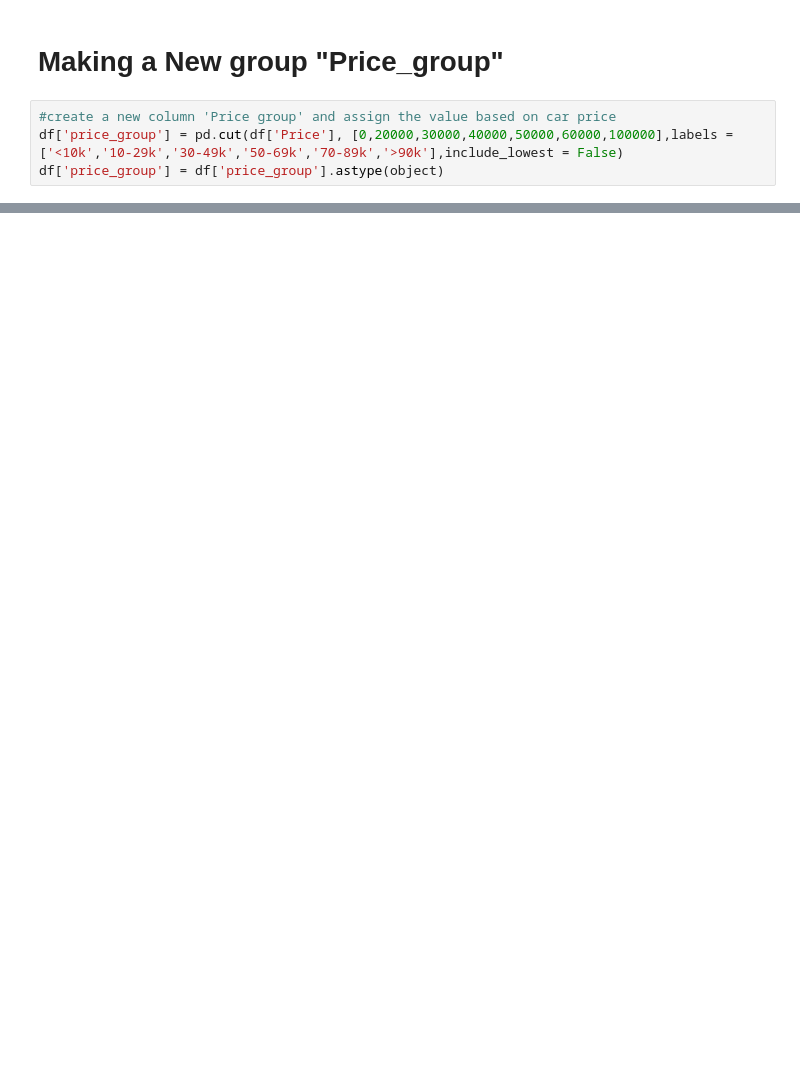
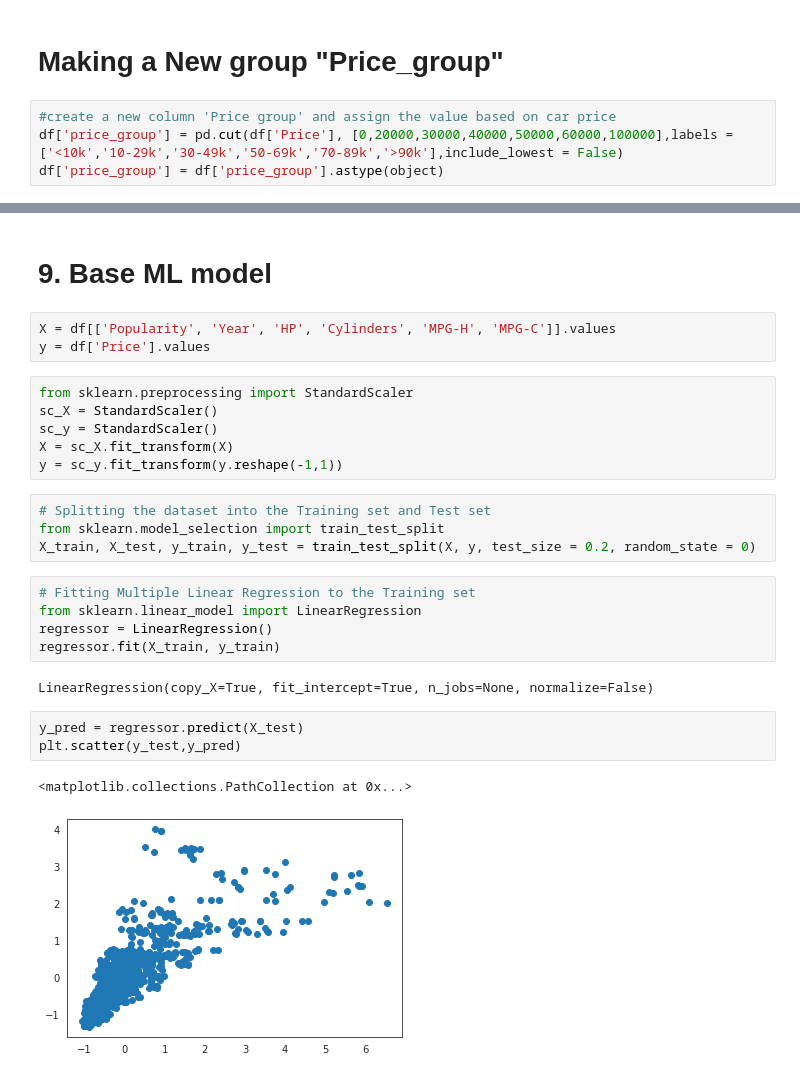
Before and after one commit to Kunal1291/my-first-repository, a Jupyter notebook: Copy_of_Welcome_To_Colaboratory.ipynb, the cells around one changed output, grey strips where cells are left out. Saved outputs shown, nothing was run; the diff lists cells and outputs as text; blank space fills up the shorter version.

```diff
--- a/Copy_of_Welcome_To_Colaboratory.ipynb
+++ b/Copy_of_Welcome_To_Colaboratory.ipynb
@@ -373,0 +381,28 @@ plt.xlabel('Price Group');
+# %% [markdown]
+# 9. Base ML model
+# %%
+X = df[['Popularity', 'Year', 'HP', 'Cylinders', 'MPG-H', 'MPG-C']].values
+y = df['Price'].values
+# %%
+from sklearn.preprocessing import StandardScaler
+sc_X = StandardScaler()
+sc_y = StandardScaler()
+X = sc_X.fit_transform(X)
+y = sc_y.fit_transform(y.reshape(-1,1))
+# %%
+# Splitting the dataset into the Training set and Test set
+from sklearn.model_selection import train_test_split
+X_train, X_test, y_train, y_test = train_test_split(X, y, test_size = 0.2, random_state = 0)
+# %%
+# Fitting Multiple Linear Regression to the Training set
+from sklearn.linear_model import LinearRegression
+regressor = LinearRegression()
+regressor.fit(X_train, y_train)
+# %% [output]
+LinearRegression(copy_X=True, fit_intercept=True, n_jobs=None, normalize=False)
+# %%
+y_pred = regressor.predict(X_test)
+plt.scatter(y_test,y_pred)
+# %% [output]
+<matplotlib.collections.PathCollection at 0x...>
+[figure, added]
```
Also changed, not shown: parts of 28 cells of this notebook.
